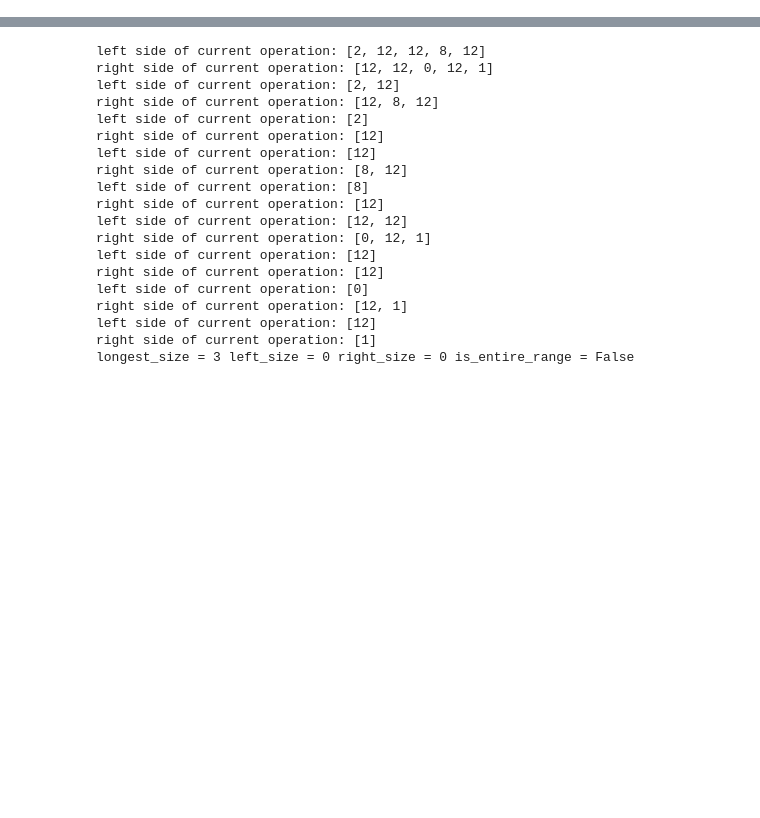
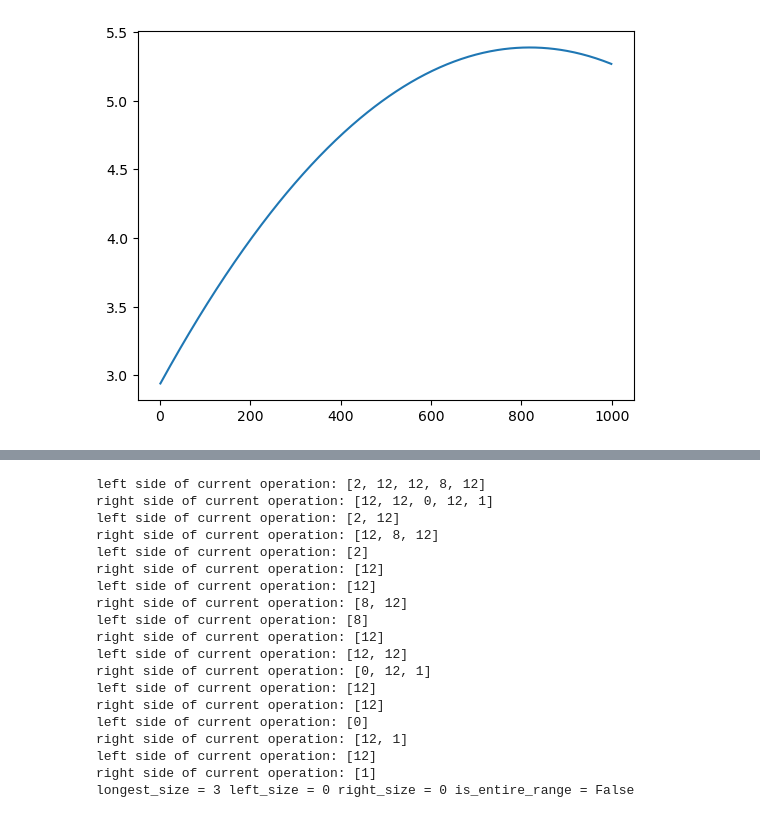
Before and after one commit to tulane-cmps6610-fall-2025/problem-set-01-arturoAltamirano, a Jupyter notebook: testingSolutions.ipynb, the cells around one changed output, grey strips where cells are left out. Cells and saved outputs as stored; diff of their text form; code cells hidden in the pictures; blank space fills up the shorter version.

```diff
--- a/testingSolutions.ipynb
+++ b/testingSolutions.ipynb
@@ -30,0 +65,31 @@ returned value = 2, counter element = 1
+# %%
+runtime_dict = defaultdict(list)
+
+#we're going to run this many times to gather data on runtimes
+for a in range(1, 1000):
+    for b in range(1, 1000):
+        returned_value, counter = foo(a, b, 0)
+
+        #store the returned counter and the maximal of the 2 inputs (as a measure of complexity)
+        #dictionary is best structure for this because you need to relate for polyfit function
+        complexity = max(a, b)
+        runtime_dict[complexity].append(counter)
+
+#get the average of the runtimes to pass to polyfit function
+complexities = sorted(runtime_dict.keys())
+avg_runtimes = [sum(runtime_dict[c]) / len(runtime_dict[c]) for c in complexities]
+
+#smoothen this curve so we don't have to look at jagged ugly plot
+#https://numpy.org/doc/stable/reference/generated/numpy.polyfit.html
+coeffs = np.polyfit(complexities, avg_runtimes, deg = 2)
+poly = np.poly1d(coeffs)
+
+#use linspace to capture the range of the plot op
+#https://numpy.org/devdocs/reference/generated/numpy.linspace.html
+x_smooth = np.linspace(min(complexities), max(complexities), 500)
+y_smooth = poly(x_smooth)
+
+plt.plot(x_smooth, y_smooth)
+plt.show()
+# %% [output]
+[figure, added]
```
Also changed, not shown: parts of 5 cells of this notebook, 2 other files.
